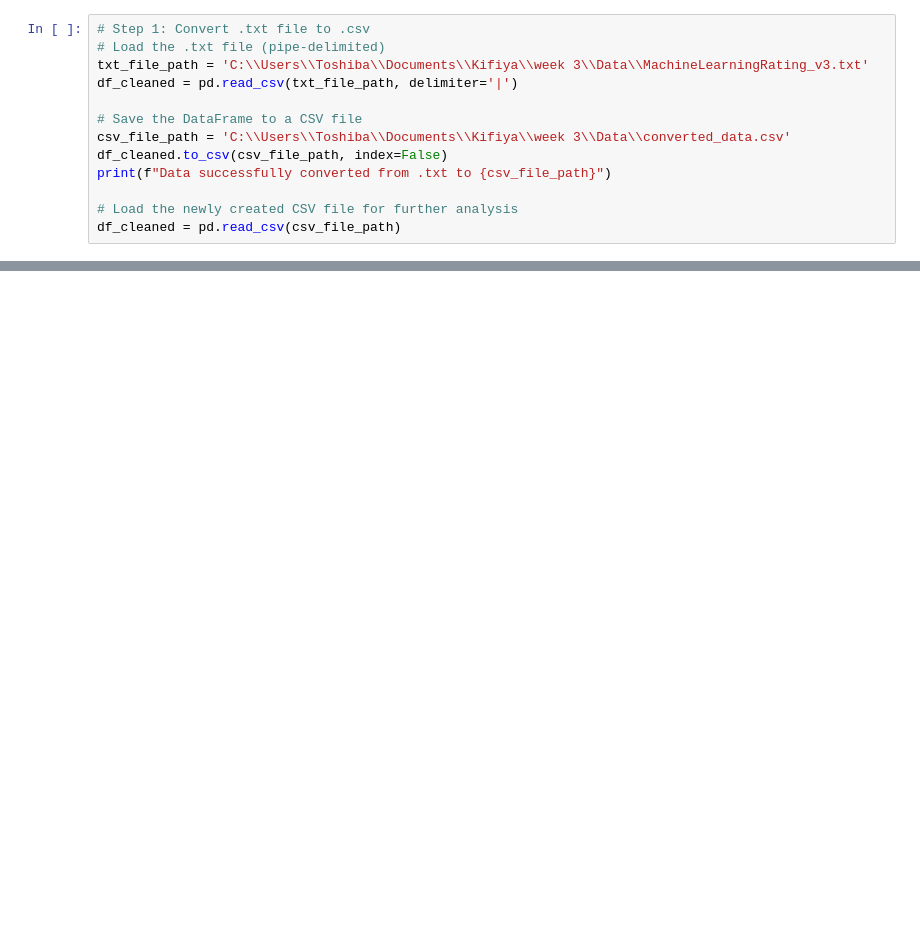
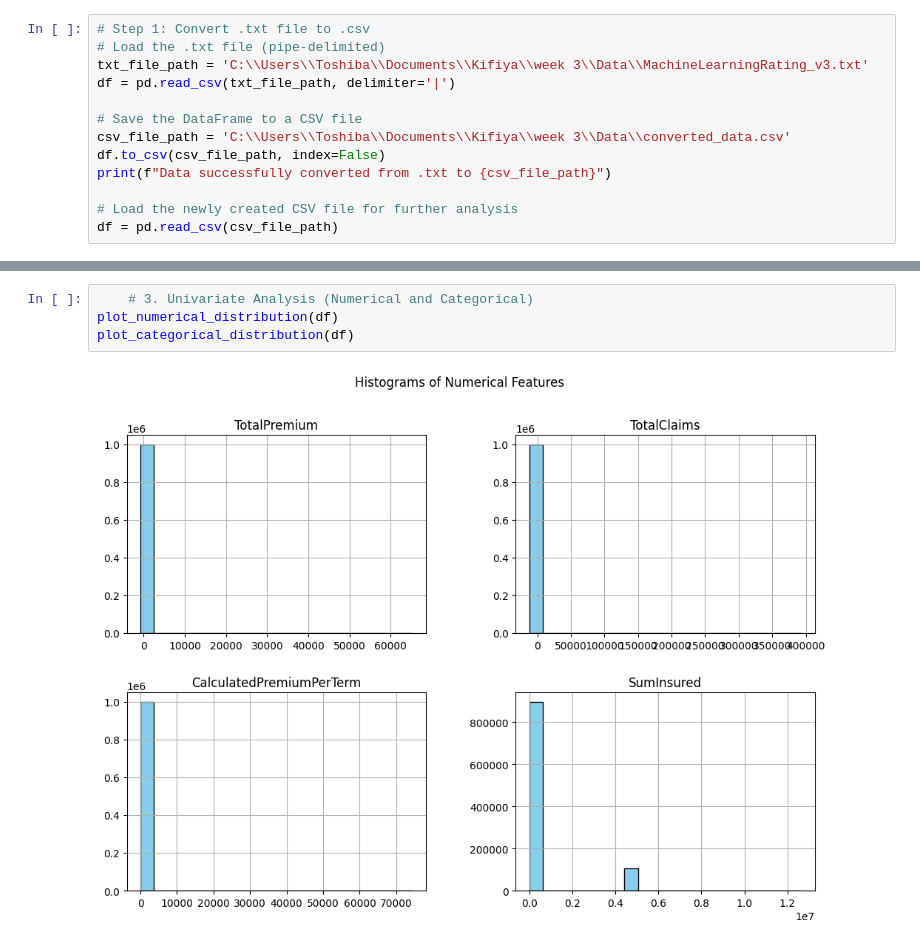
Before and after one commit to yohannestayez/Car-insurance-Planning-and-Marketing-Analysis, a Jupyter notebook: notebooks/task1 EDA.ipynb, the cells around one changed output, grey strips where cells are left out. Cells and saved outputs as stored; diff of their text form; blank space fills up the shorter version.

```diff
--- a/notebooks/task1 EDA.ipynb
+++ b/notebooks/task1 EDA.ipynb
@@ -7,12 +7,12 @@ import seaborn as sns
 # Step 1: Convert .txt file to .csv
 # Load the .txt file (pipe-delimited)
 txt_file_path = 'C:\\Users\\Toshiba\\Documents\\Kifiya\\week 3\\Data\\MachineLearningRating_v3.txt'
-df_cleaned = pd.read_csv(txt_file_path, delimiter='|')
+df = pd.read_csv(txt_file_path, delimiter='|')
 
 # Save the DataFrame to a CSV file
 csv_file_path = 'C:\\Users\\Toshiba\\Documents\\Kifiya\\week 3\\Data\\converted_data.csv'
-df_cleaned.to_csv(csv_file_path, index=False)
+df.to_csv(csv_file_path, index=False)
 print(f"Data successfully converted from .txt to {csv_file_path}")
 
 # Load the newly created CSV file for further analysis
-df_cleaned = pd.read_csv(csv_file_path)
+df = pd.read_csv(csv_file_path)
@@ -253,0 +136,6 @@ Passing `palette` without assigning `hue` is deprecated and will be removed in v
+# %%
+    # 3. Univariate Analysis (Numerical and Categorical)
+plot_numerical_distribution(df)
+plot_categorical_distribution(df)
+# %% [output]
+[figure, added]
```
Also changed, not shown: parts of 14 cells of this notebook, 1 other file.
